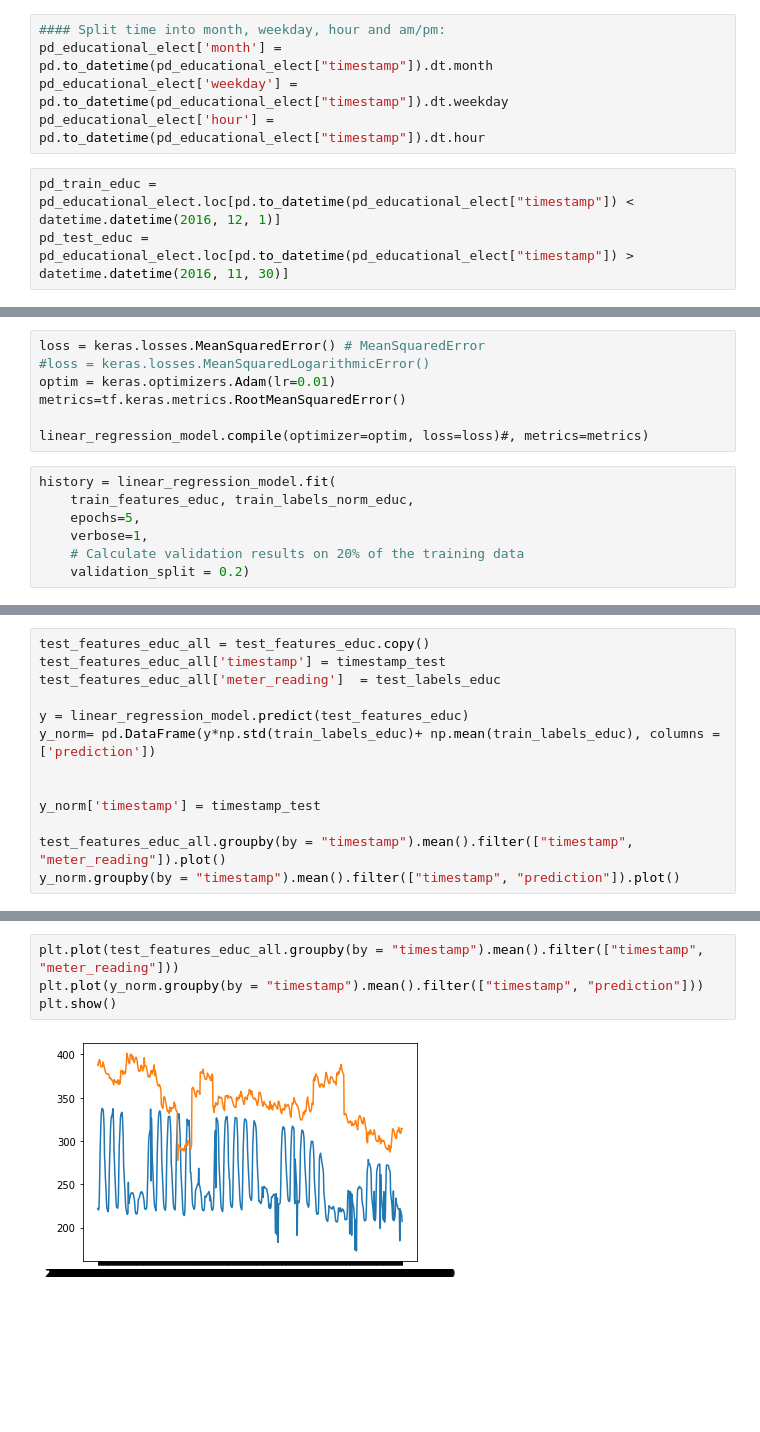
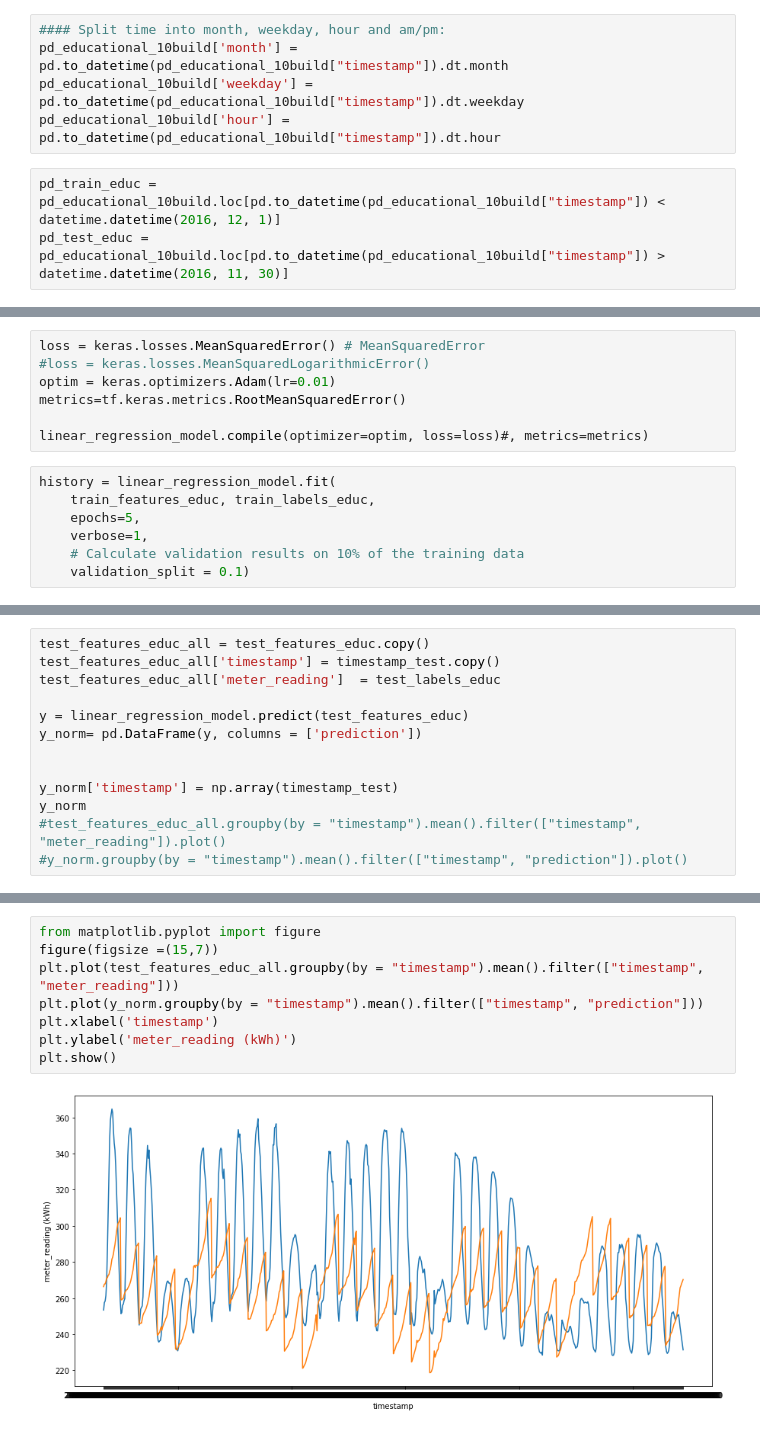
Before and after one commit to TamaraSumarac/6.862_MachineLearningProject, a Jupyter notebook: BuildingEnergyConsumption/Code/LinearRegression.ipynb, the cells around one changed output, grey strips where cells are left out. Drawn from its saved outputs; the diff is of its cells as text; blank space fills up the shorter version.

Commit message:
Linear regression model edit
I updated code such that we are fitting for all the building datas that don't have outlier issues where meter_reading was not being updated for many days.

```diff
--- a/BuildingEnergyConsumption/Code/LinearRegression.ipynb
+++ b/BuildingEnergyConsumption/Code/LinearRegression.ipynb
@@ -451,11 +470,11 @@ pd_educational_elect.groupby(by = "timestamp").mean().filter(["timestamp", "mete
 # %%
 #### Split time into month, weekday, hour and am/pm:
-pd_educational_elect['month'] = pd.to_datetime(pd_educational_elect["timestamp"]).dt.month
-pd_educational_elect['weekday'] = pd.to_datetime(pd_educational_elect["timestamp"]).dt.weekday
-pd_educational_elect['hour'] = pd.to_datetime(pd_educational_elect["timestamp"]).dt.hour
+pd_educational_10build['month'] = pd.to_datetime(pd_educational_10build["timestamp"]).dt.month
+pd_educational_10build['weekday'] = pd.to_datetime(pd_educational_10build["timestamp"]).dt.weekday
+pd_educational_10build['hour'] = pd.to_datetime(pd_educational_10build["timestamp"]).dt.hour
 # %%
-pd_train_educ = pd_educational_elect.loc[pd.to_datetime(pd_educational_elect["timestamp"]) < datetime.datetime(2016, 12, 1)]
-pd_test_educ = pd_educational_elect.loc[pd.to_datetime(pd_educational_elect["timestamp"]) > datetime.datetime(2016, 11, 30)]
+pd_train_educ = pd_educational_10build.loc[pd.to_datetime(pd_educational_10build["timestamp"]) < datetime.datetime(2016, 12, 1)]
+pd_test_educ = pd_educational_10build.loc[pd.to_datetime(pd_educational_10build["timestamp"]) > datetime.datetime(2016, 11, 30)]
 # %%
 timestamp_train = pd_train_educ.pop('timestamp')
 timestamp_test = pd_test_educ.pop('timestamp')
@@ -511,9 +530,9 @@ metrics=tf.keras.metrics.RootMeanSquaredError()
 linear_regression_model.compile(optimizer=optim, loss=loss)#, metrics=metrics)
 # %%
 history = linear_regression_model.fit(
-    train_features_educ, train_labels_norm_educ,
+    train_features_educ, train_labels_educ,
     epochs=5,
     verbose=1,
-    # Calculate validation results on 20% of the training data
-    validation_split = 0.2)
+    # Calculate validation results on 10% of the training data
+    validation_split = 0.1)
 # %% [output]
@@ -555,14 +567,14 @@ linear_regression_model.evaluate(
 # %%
 test_features_educ_all = test_features_educ.copy()
-test_features_educ_all['timestamp'] = timestamp_test
+test_features_educ_all['timestamp'] = timestamp_test.copy()
 test_features_educ_all['meter_reading']  = test_labels_educ
 
 y = linear_regression_model.predict(test_features_educ)
-y_norm= pd.DataFrame(y*np.std(train_labels_educ)+ np.mean(train_labels_educ), columns = ['prediction'])
+y_norm= pd.DataFrame(y, columns = ['prediction'])
 
 
-y_norm['timestamp'] = timestamp_test
-
-test_features_educ_all.groupby(by = "timestamp").mean().filter(["timestamp", "meter_reading"]).plot()
-y_norm.groupby(by = "timestamp").mean().filter(["timestamp", "prediction"]).plot()
+y_norm['timestamp'] = np.array(timestamp_test)
+y_norm
+#test_features_educ_all.groupby(by = "timestamp").mean().filter(["timestamp", "meter_reading"]).plot()
+#y_norm.groupby(by = "timestamp").mean().filter(["timestamp", "prediction"]).plot()
 # %% [output]
@@ -572,6 +594,10 @@ y_norm.groupby(by = "timestamp").mean().filter(["timestamp", "prediction"]).plot
 # %%
+from matplotlib.pyplot import figure
+figure(figsize =(15,7))
 plt.plot(test_features_educ_all.groupby(by = "timestamp").mean().filter(["timestamp", "meter_reading"]))
 plt.plot(y_norm.groupby(by = "timestamp").mean().filter(["timestamp", "prediction"]))
+plt.xlabel('timestamp')
+plt.ylabel('meter_reading (kWh)')
 plt.show()
 # %% [output]
-[figure, old version]
+[figure, new version]
```
Also changed, not shown: parts of 13 cells of this notebook, 1 other file.
